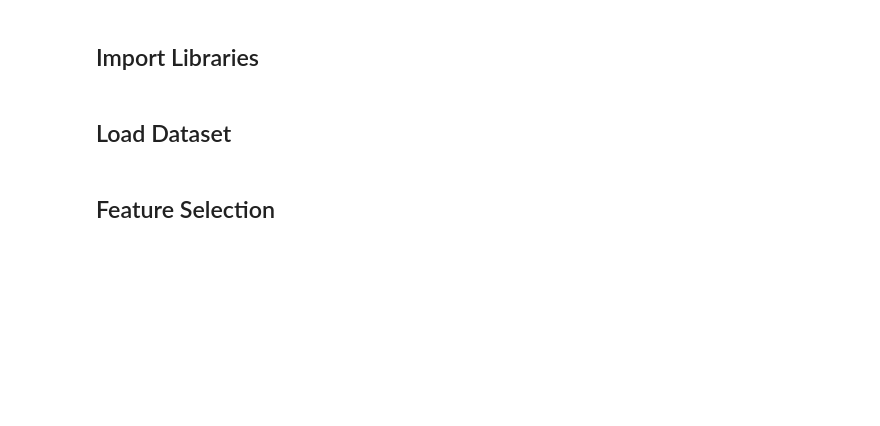
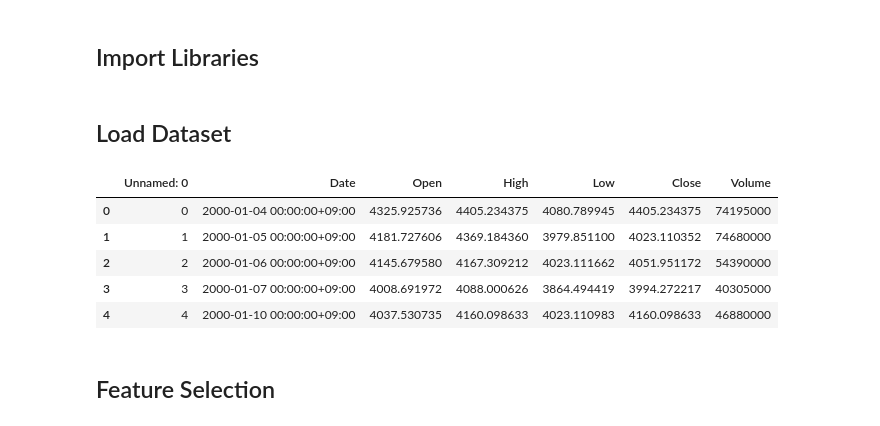
Before and after one commit to hassan-ali786/Data-Science-Internship-ARCH, a Jupyter notebook: Task-2-Stock-Price-Prediction/notebooks/Stock_Price_Prediction.ipynb, the cells around one changed output. Saved outputs shown, nothing was run; the diff lists cells and outputs as text; code cells hidden in the pictures; blank space fills up the shorter version.

```diff
--- a/Task-2-Stock-Price-Prediction/notebooks/Stock_Price_Prediction.ipynb
+++ b/Task-2-Stock-Price-Prediction/notebooks/Stock_Price_Prediction.ipynb
@@ -17,8 +17,15 @@ from sklearn.metrics import mean_absolute_error
 ## Load Dataset
 # %%
 
-df = pd.read_csv("stock_data.csv")
+df = pd.read_csv("../data/stock_data.csv")
 df.head()
+# %% [output]
+|  | Unnamed: 0 | Date | Open | High | Low | Close | Volume |
+| 0 | 0 | 2000-01-04 00:00:00+09:00 | 4325.925736 | 4405.234375 | 4080.789945 | 4405.234375 | 74195000 |
+| 1 | 1 | 2000-01-05 00:00:00+09:00 | 4181.727606 | 4369.184360 | 3979.851100 | 4023.110352 | 74680000 |
+| 2 | 2 | 2000-01-06 00:00:00+09:00 | 4145.679580 | 4167.309212 | 4023.111662 | 4051.951172 | 54390000 |
+| 3 | 3 | 2000-01-07 00:00:00+09:00 | 4008.691972 | 4088.000626 | 3864.494419 | 3994.272217 | 40305000 |
+| 4 | 4 | 2000-01-10 00:00:00+09:00 | 4037.530735 | 4160.098633 | 4023.110983 | 4160.098633 | 46880000 |
 # %% [markdown]
 ## Feature Selection
 # %%
```
Also changed, not shown: parts of 3 cells of this notebook, 11 other files.
